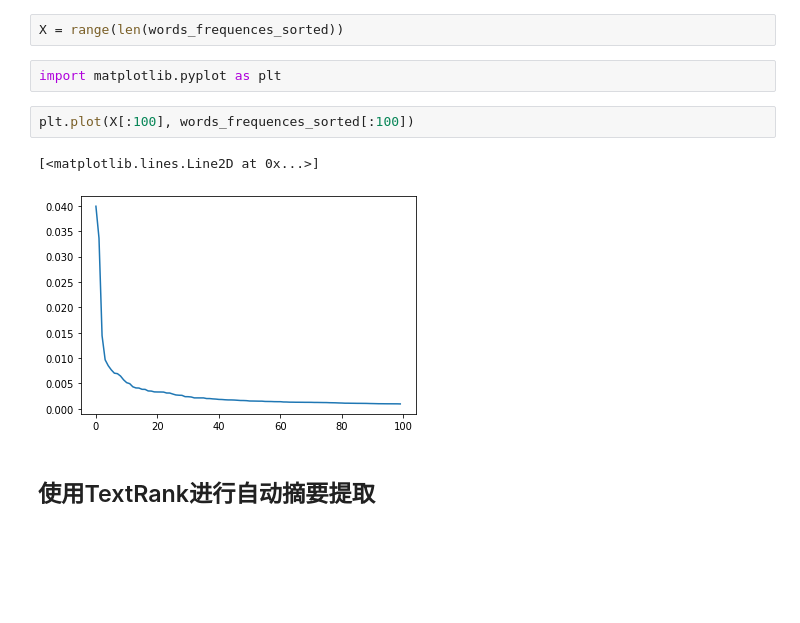
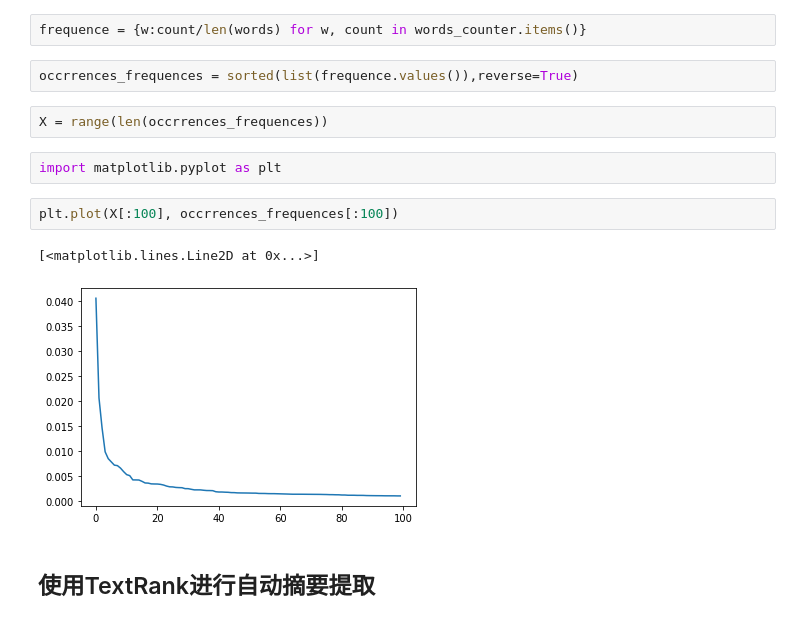
Before and after one commit to RyanPeking/Auto-Summarization, a Jupyter notebook: Project-02-AutoSummarizationTutorial.ipynb, the cells around one changed output. Saved outputs shown, nothing was run; the diff lists cells and outputs as text; blank space fills up the shorter version.

```diff
--- a/Project-02-AutoSummarizationTutorial.ipynb
+++ b/Project-02-AutoSummarizationTutorial.ipynb
@@ -341,12 +314,16 @@ words_frequences_sorted
+# %%
+frequence = {w:count/len(words) for w, count in words_counter.items()}
+# %%
+occrrences_frequences = sorted(list(frequence.values()),reverse=True)
 # %%
-X = range(len(words_frequences_sorted))
+X = range(len(occrrences_frequences))
 # %%
 import matplotlib.pyplot as plt
 # %%
-plt.plot(X[:100], words_frequences_sorted[:100])
+plt.plot(X[:100], occrrences_frequences[:100])
 # %% [output]
 [<matplotlib.lines.Line2D at 0x...>]
-[figure, old version]
+[figure, new version]
 # %% [markdown]
 ## 使用TextRank进行自动摘要提取
 # %% [markdown]
```
Also changed, not shown: parts of 19 cells of this notebook.
